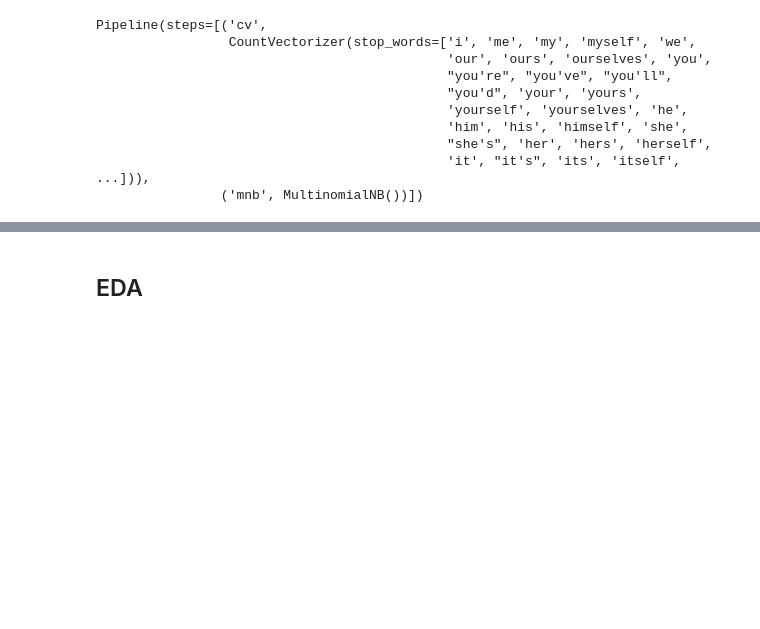
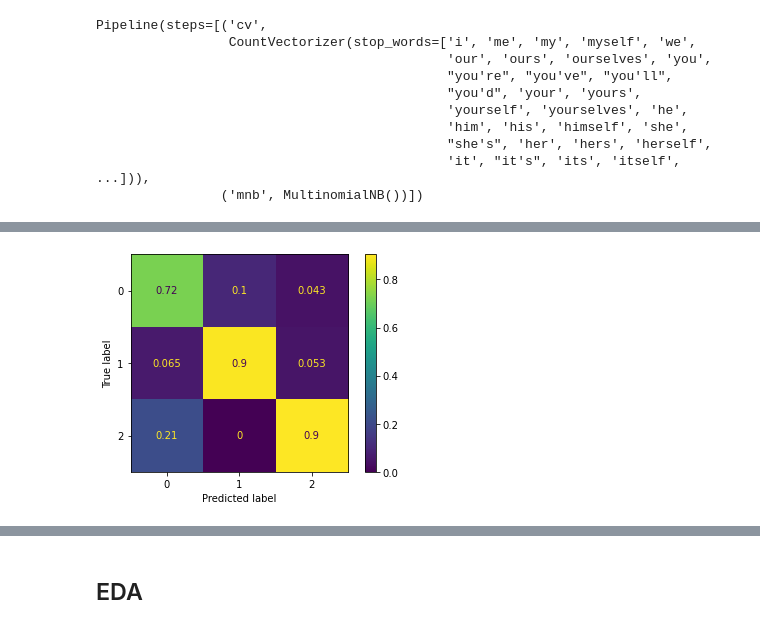
Before and after one commit to raylinsoriano/NLP_project, a Jupyter notebook: Individual Notebooks/Meaghan's Notebook.ipynb, the cells around one changed output, grey strips where cells are left out. Drawn from its saved outputs; the diff is of its cells as text; code cells hidden in the pictures; blank space fills up the shorter version.

```diff
--- a/Individual Notebooks/Meaghan's Notebook.ipynb
+++ b/Individual Notebooks/Meaghan's Notebook.ipynb
@@ -208,0 +249,6 @@ plot_confusion_matrix(fsm_pipe, df_train_clean['text'], df_train_clean['target']
+# %%
+bayes_pipe = Pipeline([('tfidf', TfidfVectorizer(stop_words=sw)),
+                       ('mnb', MultinomialNB())
+])
+# %%
+bayes_pipe.fit(df_train_clean['text'], df_train_clean['target'])
@@ -208,0 +283,7 @@ plot_confusion_matrix(fsm_pipe, df_train_clean['text'], df_train_clean['target']
+# %%
+plot_confusion_matrix(bayes_pipe,
+                      df_train_clean['text'],
+                      df_train_clean['target'],
+                      normalize='pred');
+# %% [output]
+[figure, added]
```
Also changed, not shown: parts of 28 cells of this notebook.
